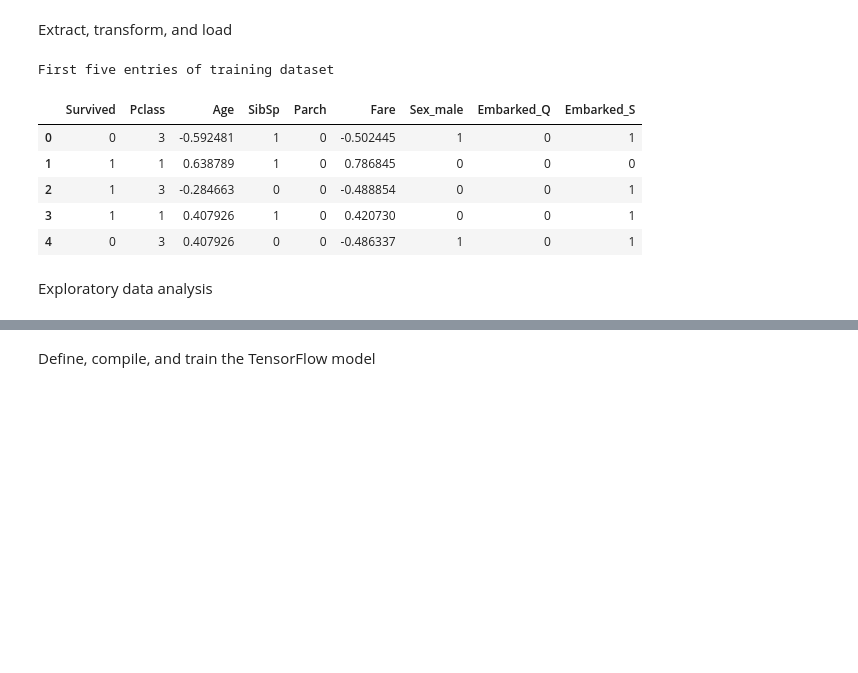
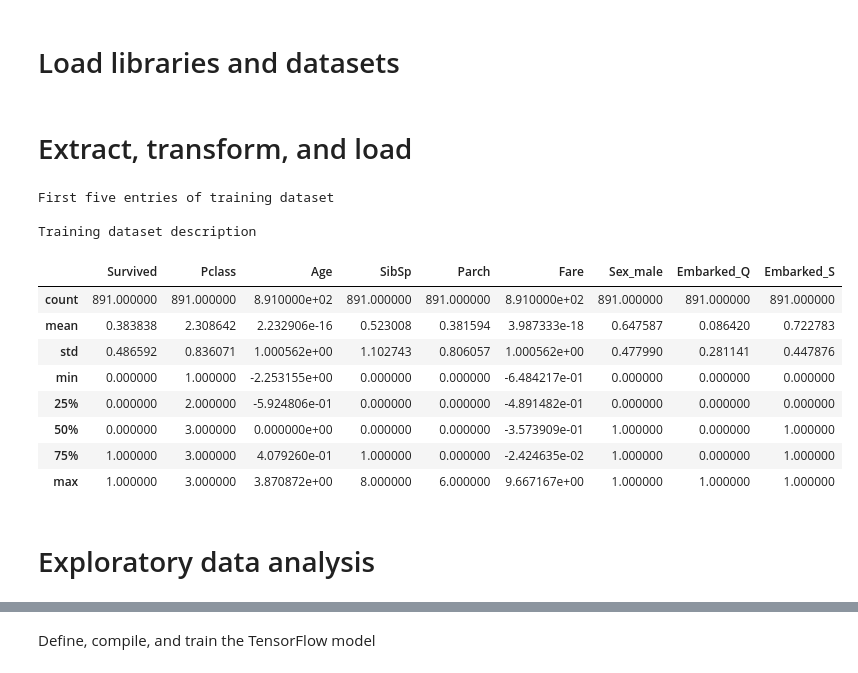
Before and after one commit to hooberman/Titanic, a Jupyter notebook: Titanic.ipynb, the cells around one changed output, grey strips where cells are left out. Drawn from its saved outputs; the diff is of its cells as text; code cells hidden in the pictures; blank space fills up the shorter version.

```diff
--- a/Titanic.ipynb
+++ b/Titanic.ipynb
@@ -1,5 +1,7 @@
 # %% [markdown]
 <a href="https://colab.research.google.com/github/hooberman/Titanic/blob/main/Titanic.ipynb" target="_parent"><img src="https://colab.research.google.com/assets/colab-badge.svg" alt="Open In Colab"/></a>
+# %% [markdown]
+# Load libraries and datasets
 # %%
 # load libraries
 import pandas as pd
@@ -16,7 +18,7 @@ import matplotlib.pyplot as plt
 !mv train.csv?rlkey=2m6wb3giuk8fnu446dipd4ci3 sample_data/train.csv
 !mv test.csv?rlkey=5ai92yg6iehi96kt83fz662lx  sample_data/test.csv
 # %% [markdown]
-Extract, transform, and load
+# Extract, transform, and load
 # %%
 # read in data
 df_train = pd.read_csv("./sample_data/train.csv")
@@ -54,42 +56,47 @@ df_test['Age']  = df_test['Age'].fillna(df_train['Age'].mean())
 df_test['Fare'] = df_test['Fare'].fillna(df_test['Fare'].mean())
 
 # standardize Age and Fare
 scaler = StandardScaler()
 df_train['Age']  = scaler.fit_transform(df_train[['Age']])
 df_test['Age']   = scaler.transform(df_test[['Age']])
 df_train['Fare'] = scaler.fit_transform(df_train[['Fare']])
 df_test['Fare']  = scaler.transform(df_test[['Fare']])
 
 # split training dataset into features and labels
 features = df_train.drop('Survived', axis=1)
 labels = df_train['Survived']
 
 # Split data into training and validation sets
 train_features, val_features, train_labels, val_labels = train_test_split(features, labels, test_size=0.2, random_state=42)
 
 # Convert Pandas DataFrames to TensorFlow datasets
 #train_dataset = tf.data.Dataset.from_tensor_slices((train_features.values, train_labels.values))
 #val_dataset   = tf.data.Dataset.from_tensor_slices((val_features.values, val_labels.values))
 
 #labels.head()
 #df_train.head(50)
 #df_train.info()
 #df_train.describe()
 #df_test.info()
 print('\nFirst five entries of training dataset')
 df_train.head()
-#print('\nTraining dataset description')
-#df_train.describe()
+print('\nTraining dataset description')
+df_train.describe()
 # %% [output]
 First five entries of training dataset
+
+Training dataset description
 |  | Survived | Pclass | Age | SibSp | Parch | Fare | Sex_male | Embarked_Q | Embarked_S |
-| 0 | 0 | 3 | -0.592481 | 1 | 0 | -0.502445 | 1 | 0 | 1 |
-| 1 | 1 | 1 | 0.638789 | 1 | 0 | 0.786845 | 0 | 0 | 0 |
-| 2 | 1 | 3 | -0.284663 | 0 | 0 | -0.488854 | 0 | 0 | 1 |
-| 3 | 1 | 1 | 0.407926 | 1 | 0 | 0.420730 | 0 | 0 | 1 |
-| 4 | 0 | 3 | 0.407926 | 0 | 0 | -0.486337 | 1 | 0 | 1 |
+| count | 891.000000 | 891.000000 | 8.910000e+02 | 891.000000 | 891.000000 | 8.910000e+02 | 891.000000 | 891.000000 | 891.000000 |
+| mean | 0.383838 | 2.308642 | 2.232906e-16 | 0.523008 | 0.381594 | 3.987333e-18 | 0.647587 | 0.086420 | 0.722783 |
+| std | 0.486592 | 0.836071 | 1.000562e+00 | 1.102743 | 0.806057 | 1.000562e+00 | 0.477990 | 0.281141 | 0.447876 |
+| min | 0.000000 | 1.000000 | -2.253155e+00 | 0.000000 | 0.000000 | -6.484217e-01 | 0.000000 | 0.000000 | 0.000000 |
+| 25% | 0.000000 | 2.000000 | -5.924806e-01 | 0.000000 | 0.000000 | -4.891482e-01 | 0.000000 | 0.000000 | 0.000000 |
+| 50% | 0.000000 | 3.000000 | 0.000000e+00 | 0.000000 | 0.000000 | -3.573909e-01 | 1.000000 | 0.000000 | 1.000000 |
+| 75% | 1.000000 | 3.000000 | 4.079260e-01 | 1.000000 | 0.000000 | -2.424635e-02 | 1.000000 | 0.000000 | 1.000000 |
+| max | 1.000000 | 3.000000 | 3.870872e+00 | 8.000000 | 6.000000 | 9.667167e+00 | 1.000000 | 1.000000 | 1.000000 |
 # %% [markdown]
-Exploratory data analysis
+# Exploratory data analysis
 # %%
 print('First five entries of train dataset')
 df_train.head()
```
